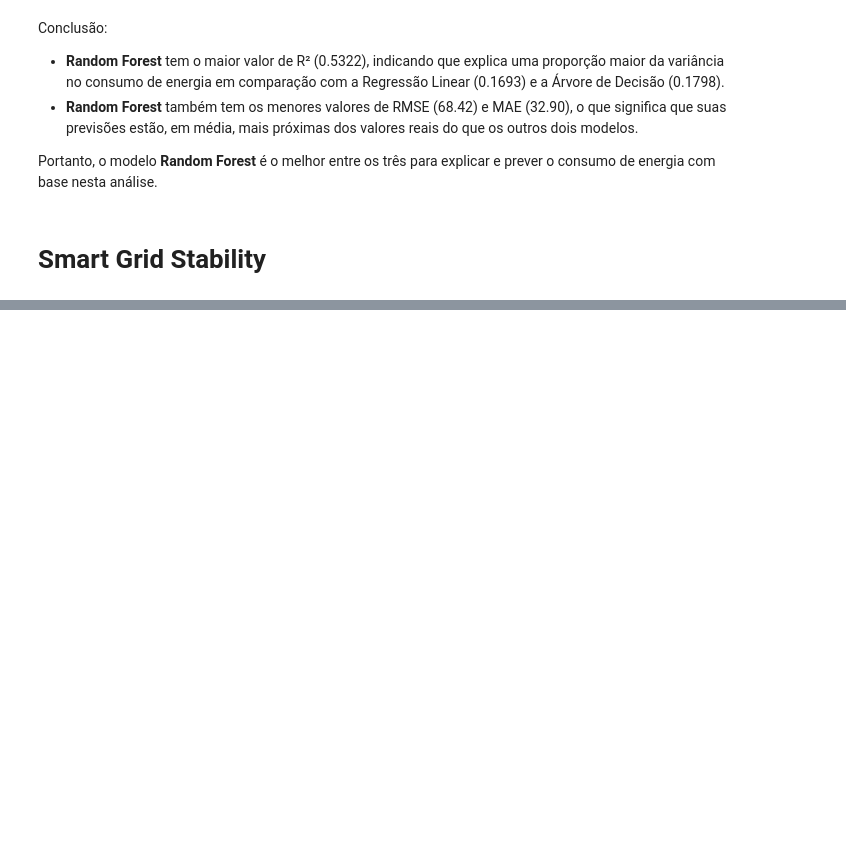
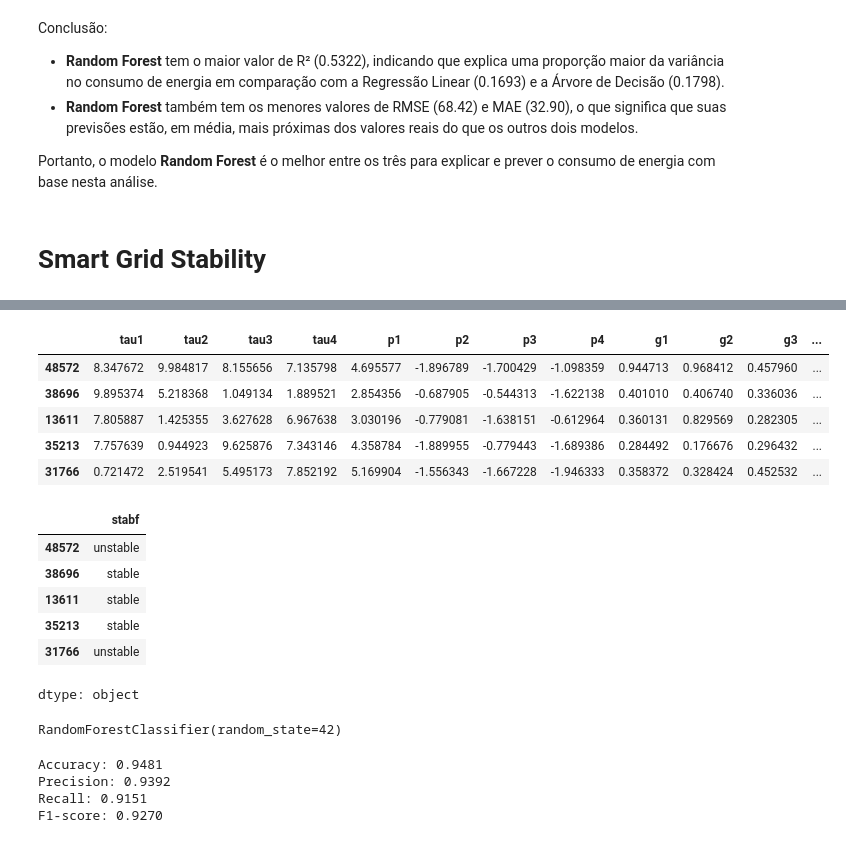
Before and after one commit to PedroH-07/Checkpoint2-SERS, a Jupyter notebook: Checkpoint2_SERS.ipynb, the cells around one changed output, grey strips where cells are left out. Cells and saved outputs as stored; diff of their text form; code cells hidden in the pictures; blank space fills up the shorter version.

```diff
--- a/Checkpoint2_SERS.ipynb
+++ b/Checkpoint2_SERS.ipynb
@@ -94,3 +94,7 @@ Conclusão:
 Portanto, o modelo **Random Forest** é o melhor entre os três para explicar e prever o consumo de energia com base nesta análise.
 # %% [markdown]
 # **Smart Grid Stability**
+# %%
+df_stability = pd.read_csv('smart_grid_stability_augmented.csv')
+print(df_stability.head())
+print(df_stability.info())
@@ -96,0 +187,46 @@ Portanto, o modelo **Random Forest** é o melhor entre os três para explicar e
+# %%
+X_stability = df_stability.drop(['stab', 'stabf'], axis=1)
+y_stability = df_stability['stabf']
+X_train_stability, X_test_stability, y_train_stability, y_test_stability = train_test_split(X_stability, y_stability, test_size=0.2, random_state=42)
+display(X_train_stability.head())
+display(y_train_stability.head())
+# %% [output]
+|  | tau1 | tau2 | tau3 | tau4 | p1 | p2 | p3 | p4 | g1 | g2 | g3 | ... |
+| 48572 | 8.347672 | 9.984817 | 8.155656 | 7.135798 | 4.695577 | -1.896789 | -1.700429 | -1.098359 | 0.944713 | 0.968412 | 0.457960 | ... |
+| 38696 | 9.895374 | 5.218368 | 1.049134 | 1.889521 | 2.854356 | -0.687905 | -0.544313 | -1.622138 | 0.401010 | 0.406740 | 0.336036 | ... |
+| 13611 | 7.805887 | 1.425355 | 3.627628 | 6.967638 | 3.030196 | -0.779081 | -1.638151 | -0.612964 | 0.360131 | 0.829569 | 0.282305 | ... |
+| 35213 | 7.757639 | 0.944923 | 9.625876 | 7.343146 | 4.358784 | -1.889955 | -0.779443 | -1.689386 | 0.284492 | 0.176676 | 0.296432 | ... |
+| 31766 | 0.721472 | 2.519541 | 5.495173 | 7.852192 | 5.169904 | -1.556343 | -1.667228 | -1.946333 | 0.358372 | 0.328424 | 0.452532 | ... |
+|  | stabf |
+| 48572 | unstable |
+| 38696 | stable |
+| 13611 | stable |
+| 35213 | stable |
+| 31766 | unstable |
+dtype: object
+# %%
+from sklearn.ensemble import RandomForestClassifier
+
+rf_stability = RandomForestClassifier(random_state=42)
+rf_stability.fit(X_train_stability, y_train_stability)
+# %% [output]
+RandomForestClassifier(random_state=42)
+# %%
+from sklearn.metrics import accuracy_score, precision_score, recall_score, f1_score
+
+y_pred_stability = rf_stability.predict(X_test_stability)
+
+accuracy = accuracy_score(y_test_stability, y_pred_stability)
+precision = precision_score(y_test_stability, y_pred_stability, pos_label='stable')
+recall = recall_score(y_test_stability, y_pred_stability, pos_label='stable')
+f1 = f1_score(y_test_stability, y_pred_stability, pos_label='stable')
+
+print(f"Accuracy: {accuracy:.4f}")
+print(f"Precision: {precision:.4f}")
+print(f"Recall: {recall:.4f}")
+print(f"F1-score: {f1:.4f}")
+# %% [output]
+Accuracy: 0.9481
+Precision: 0.9392
+Recall: 0.9151
+F1-score: 0.9270
```
Also changed, not shown: parts of 4 cells of this notebook.
